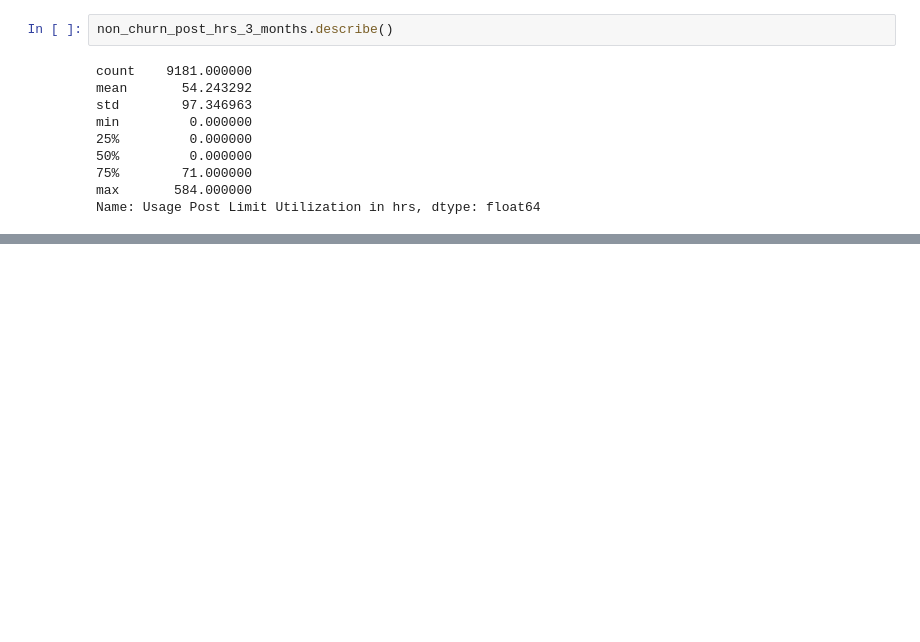
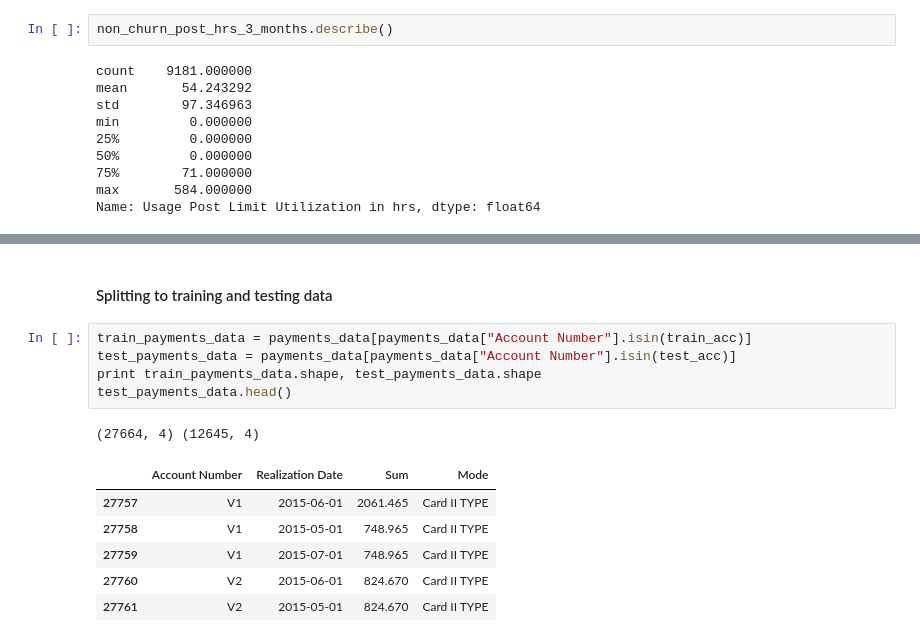
Before and after one commit to Shivam06/EXL-EQ-2017, a Jupyter notebook: cigol lxe .ipynb, the cells around one changed output, grey strips where cells are left out. Saved outputs shown, nothing was run; the diff lists cells and outputs as text; blank space fills up the shorter version.

```diff
--- a/cigol lxe .ipynb
+++ b/cigol lxe .ipynb
@@ -288,0 +412,15 @@ Name: Usage Post Limit Utilization in hrs, dtype: float64
+# %% [markdown]
+#### Splitting to training and testing data
+# %%
+train_payments_data = payments_data[payments_data["Account Number"].isin(train_acc)]
+test_payments_data = payments_data[payments_data["Account Number"].isin(test_acc)]
+print train_payments_data.shape, test_payments_data.shape
+test_payments_data.head()
+# %% [output]
+(27664, 4) (12645, 4)
+|  | Account Number | Realization Date | Sum | Mode |
+| 27757 | V1 | 2015-06-01 | 2061.465 | Card II TYPE |
+| 27758 | V1 | 2015-05-01 | 748.965 | Card II TYPE |
+| 27759 | V1 | 2015-07-01 | 748.965 | Card II TYPE |
+| 27760 | V2 | 2015-06-01 | 824.670 | Card II TYPE |
+| 27761 | V2 | 2015-05-01 | 824.670 | Card II TYPE |
```
Also changed, not shown: parts of 36 cells of this notebook.
